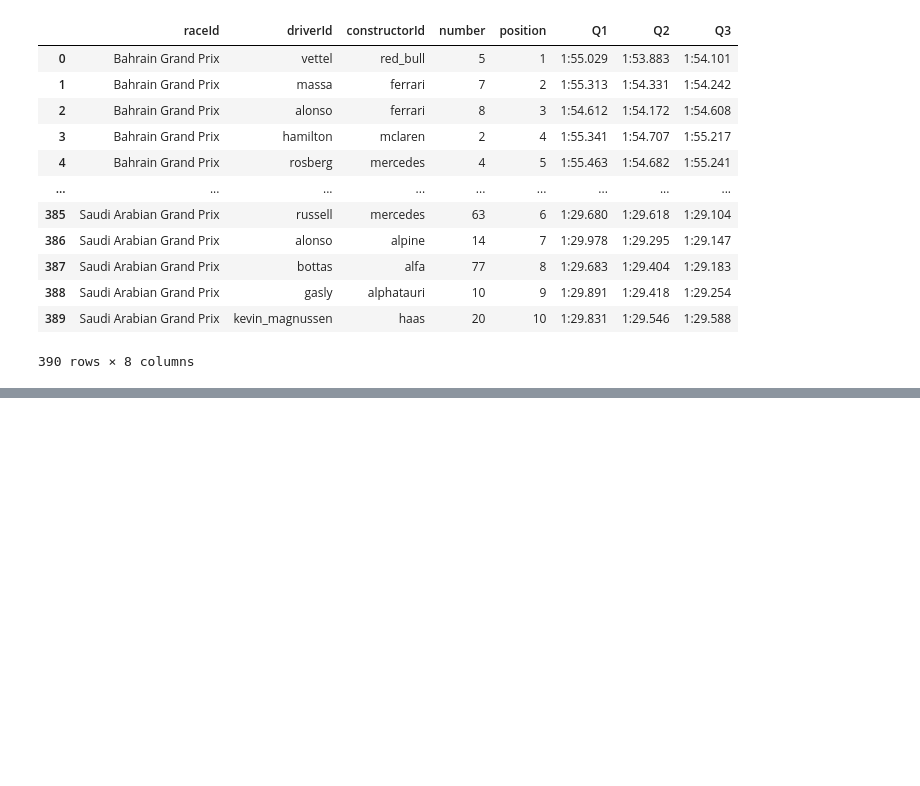
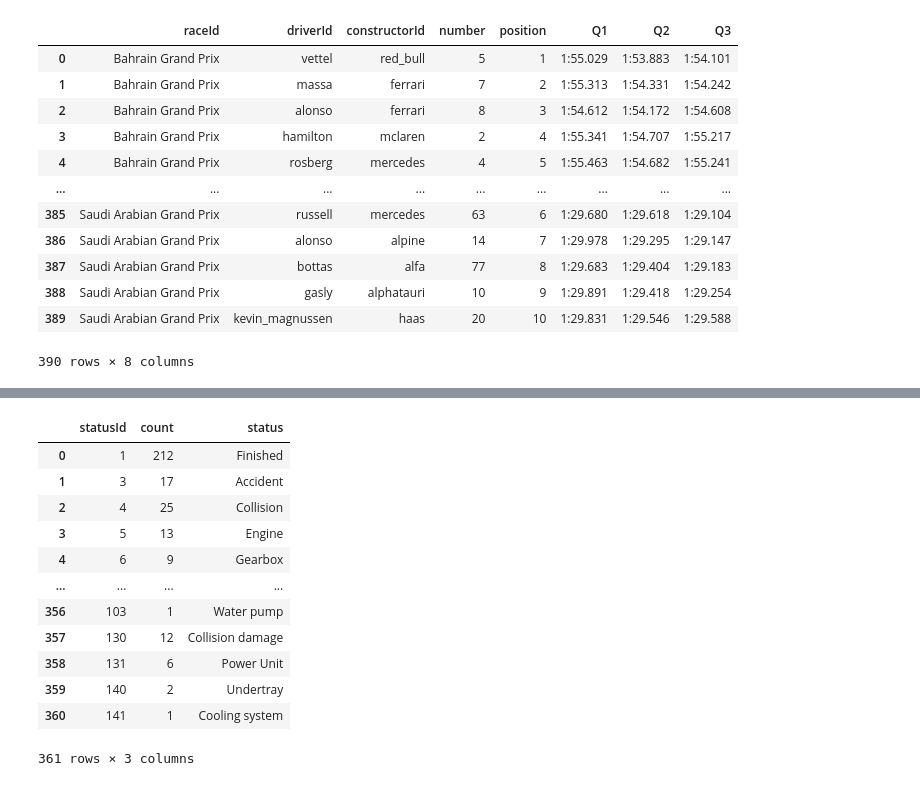
Before and after one commit to IlseAguilar3/formula1-data, a Jupyter notebook: f1-analisis.ipynb, the cells around one changed output, grey strips where cells are left out. Saved outputs shown, nothing was run; the diff lists cells and outputs as text; code cells hidden in the pictures; blank space fills up the shorter version.

```diff
--- a/f1-analisis.ipynb
+++ b/f1-analisis.ipynb
@@ -465,0 +598,17 @@ pd.DataFrame(qualifying).to_csv('qualifying.csv', index=False)
+# %%
+#Creación del data frame
+pd.DataFrame(status)
+# %% [output]
+|  | statusId | count | status |
+| 0 | 1 | 212 | Finished |
+| 1 | 3 | 17 | Accident |
+| 2 | 4 | 25 | Collision |
+| 3 | 5 | 13 | Engine |
+| 4 | 6 | 9 | Gearbox |
+| ... | ... | ... | ... |
+| 356 | 103 | 1 | Water pump |
+| 357 | 130 | 12 | Collision damage |
+| 358 | 131 | 6 | Power Unit |
+| 359 | 140 | 2 | Undertray |
+| 360 | 141 | 1 | Cooling system |
+361 rows × 3 columns
```
Also changed, not shown: parts of 51 cells of this notebook, 4 other files.
